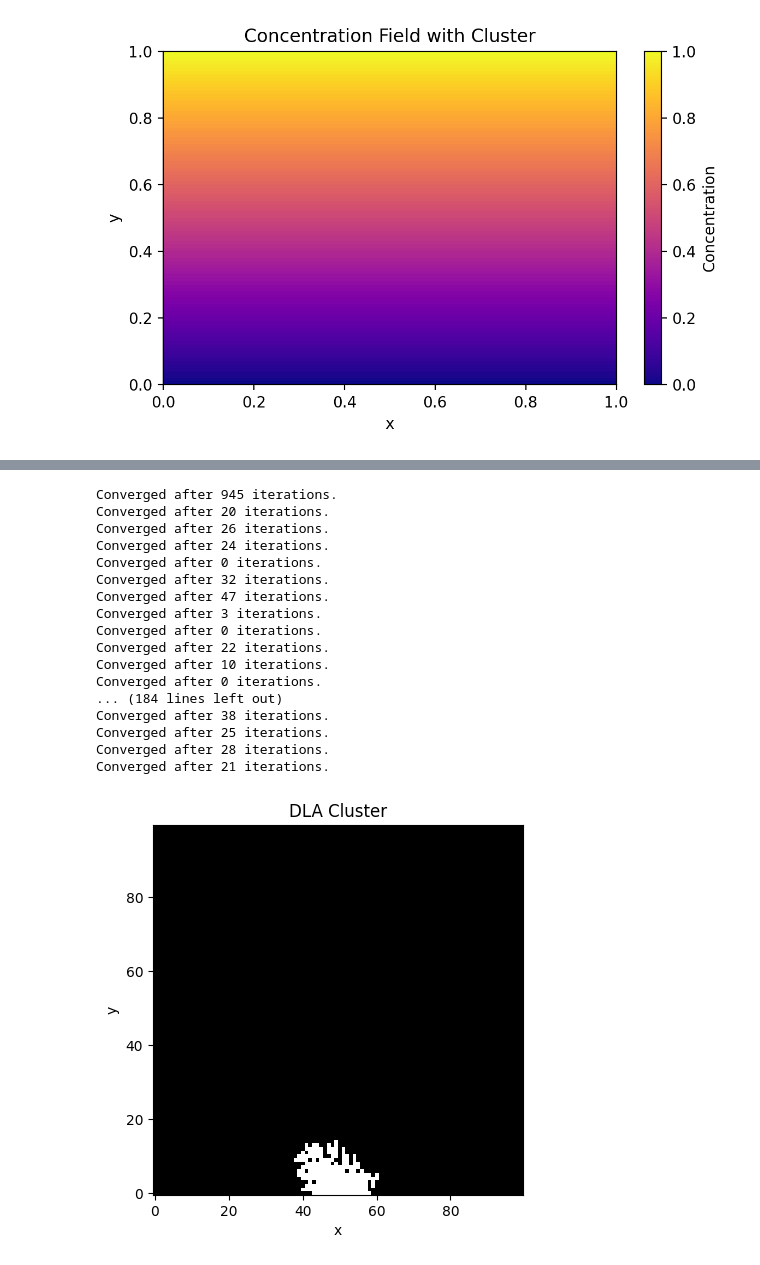
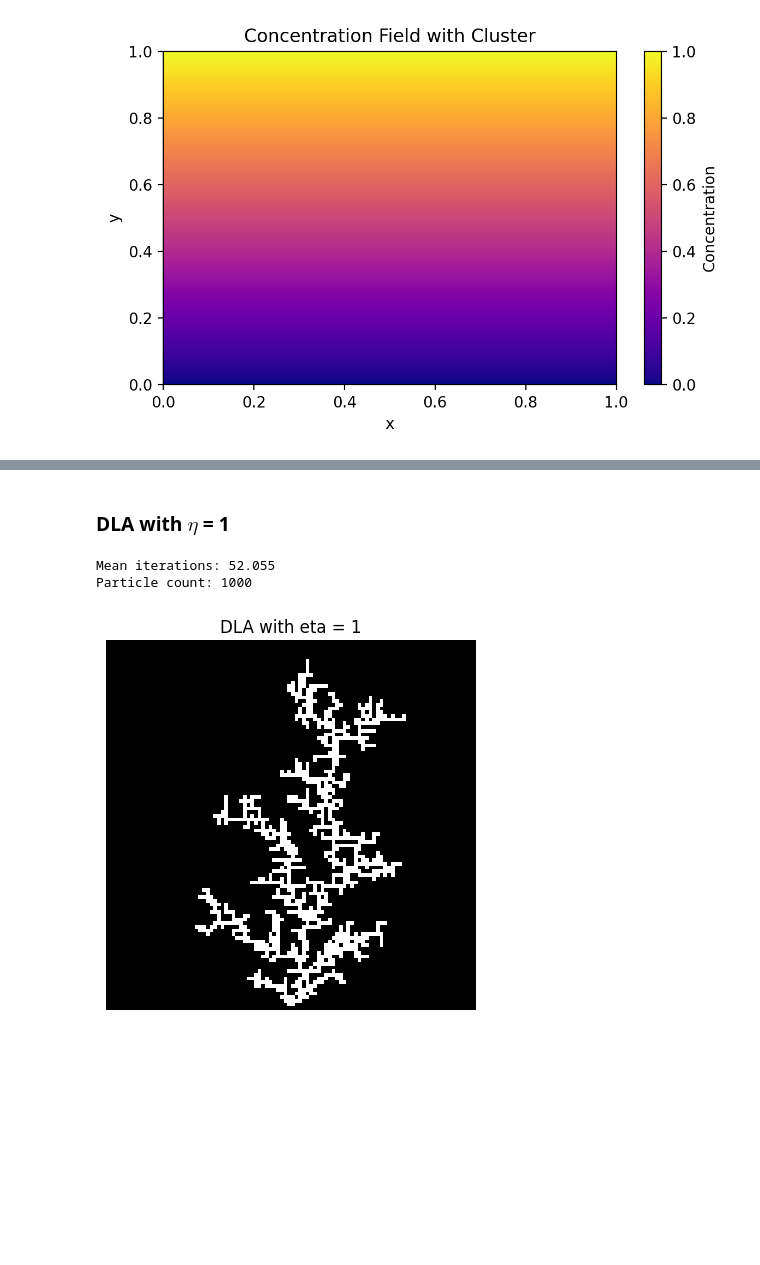
Before and after one commit to Hunter-13-z/Scientific-Computing, a Jupyter notebook: Assignment2/DLA.ipynb, the cells around one changed output, grey strips where cells are left out. Cells and saved outputs as stored; diff of their text form; code cells hidden in the pictures; blank space fills up the shorter version.

```diff
--- a/Assignment2/DLA.ipynb
+++ b/Assignment2/DLA.ipynb
@@ -121,8 +76,8 @@ plot_heatmap(u, title="Concentration Field with Cluster")
 def find_growth_candidates(clusters, n, m):
     candidates = set()
     for (x, y) in clusters:
-        yl = (y - 1) % (m - 1)
-        yr = (y + 1) % (m - 1)
+        yl = (y - 1) % m
+        yr = (y + 1) % m
 
         candidates.add((x, yr))  # right
         candidates.add((x, yl))  # left
@@ -136,20 +93,24 @@ def DLA(n,m,eta,max_particles = 1000,w = 1.8):
     clusters = set([(1, m//2)])  # Start with a seed in the center
     assert eta > 0, "eta must be positive"
     assert 1<= w < 2, "w must be in the range (1, 2)"
-    y = np.linspace(0, 1, m)
-    u = np.tile(y[:, None], (1, n))  # Initial concentration field
-    for _ in range(max_particles):
-        u,_ = sor_cluster_oldu(u, w, clusters)
+    y = np.linspace(0, 1, n)
+    concentration = np.tile(y[:, None], (1, m))  # Initial concentration field
+    its = []
+    for particle_count in range(max_particles):
+        concentration,_,it = sor_cluster_oldu(concentration, w, clusters)
+        its.append(it)
         candidates = list(find_growth_candidates(clusters, n, m))
         p_candidates = {}
+        sum_c = sum(max(concentration[c],0)**eta for c in candidates)
         for candidate in candidates:
-            c_value = max(u[candidate],0)  # Ensure non-negative
-            sum_c = sum(u[c]**eta for c in candidates)
+            c_value = max(concentration[candidate],0)  # Ensure non-negative
             if sum_c == 0:
                 p_candidates[candidate] = 1/len(candidates)
             else:
-                p_candidates[candidate] = c_value**eta/sum_c
+                p_candidates[candidate] = (c_value**eta) / sum_c
         new_particle_i = np.random.choice(len(p_candidates.keys()), p=list(p_candidates.values()))
         new_particle = list(p_candidates.keys())[new_particle_i]
+        if new_particle[0] == n - 1:
+            return clusters,its,concentration,particle_count
         clusters.add(new_particle)
-    return clusters
+    return clusters,its,concentration,max_particles
@@ -156,11 +119,13 @@ def DLA(n,m,eta,max_particles = 1000,w = 1.8):
 # %%
-clusters = DLA(100, 100, eta=1, max_particles=200)
+eta1 = 0.5
+clusters, its, concentration, particle_count = DLA(100, 100, eta=eta1, max_particles=1000)
+print("Mean iterations:", np.mean(its))
+print("Particle count:", particle_count)
 grid = np.zeros((100, 100))
 for (x, y) in clusters:
     grid[x, y] = 1
 plt.imshow(grid, origin='lower', cmap='gray')
-plt.title("DLA Cluster")
-plt.xlabel("x")
-plt.ylabel("y")
+plt.axis("off")
+plt.title("DLA with eta = " + str(eta1))
 plt.show()
 # %% [output]
@@ -185,29 +135,18 @@ Converged after 17 iterations.
+# %% [markdown]
+### DLA with $\eta$ = 1
 # %%
-clusters = DLA(100, 100, eta=2, max_particles=200)
+eta2 = 1
+clusters, its, concentration, particle_count = DLA(100, 100, eta=eta2, max_particles=1500)
+print("Mean iterations:", np.mean(its))
+print("Particle count:", particle_count)
 grid = np.zeros((100, 100))
 for (x, y) in clusters:
     grid[x, y] = 1
 plt.imshow(grid, origin='lower', cmap='gray')
-plt.title("DLA Cluster")
-plt.xlabel("x")
-plt.ylabel("y")
+plt.axis("off")
+plt.title("DLA with eta = " + str(eta2))
 plt.show()
 # %% [output]
-Converged after 945 iterations.
-Converged after 20 iterations.
-Converged after 26 iterations.
-Converged after 24 iterations.
-Converged after 0 iterations.
-Converged after 32 iterations.
-Converged after 47 iterations.
-Converged after 3 iterations.
-Converged after 0 iterations.
-Converged after 22 iterations.
-Converged after 10 iterations.
-Converged after 0 iterations.
-... (184 lines left out)
-Converged after 38 iterations.
-Converged after 25 iterations.
-Converged after 28 iterations.
-Converged after 21 iterations.
+Mean iterations: 52.055
+Particle count: 1000
-[figure, old version]
+[figure, new version]
```
Also changed, not shown: parts of 24 cells of this notebook.
